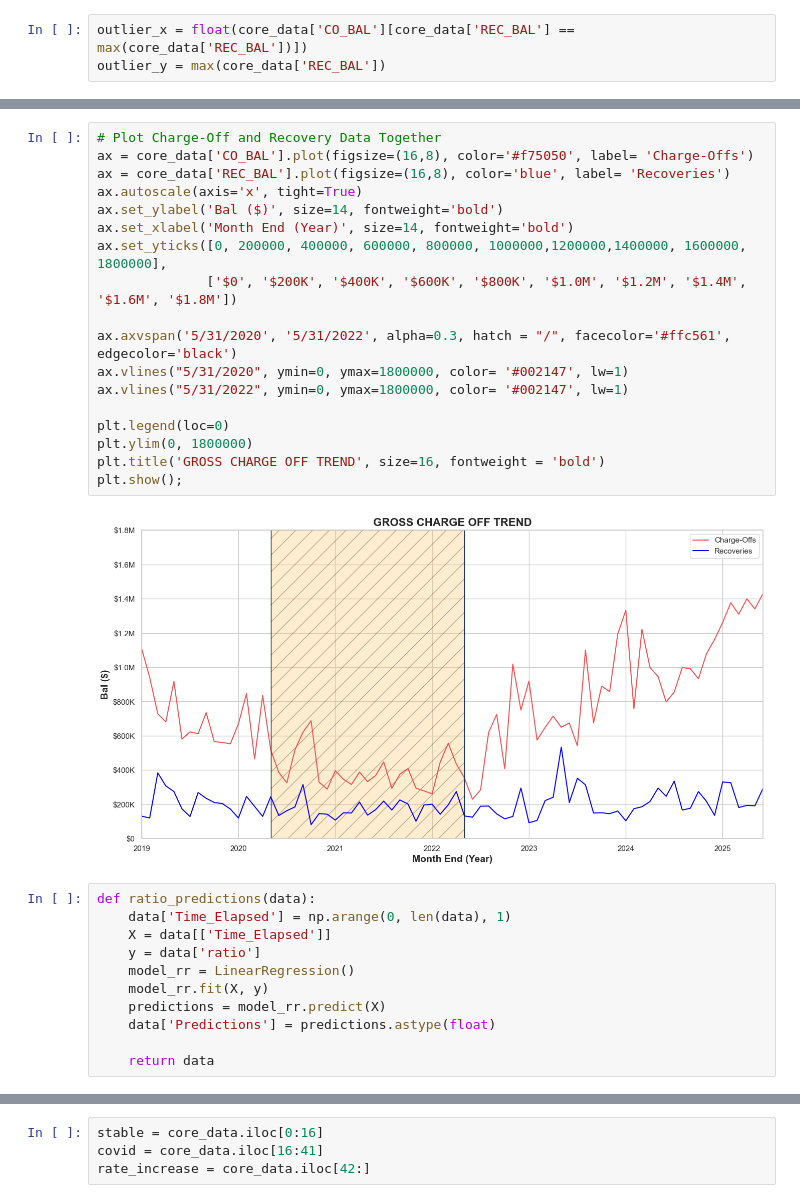
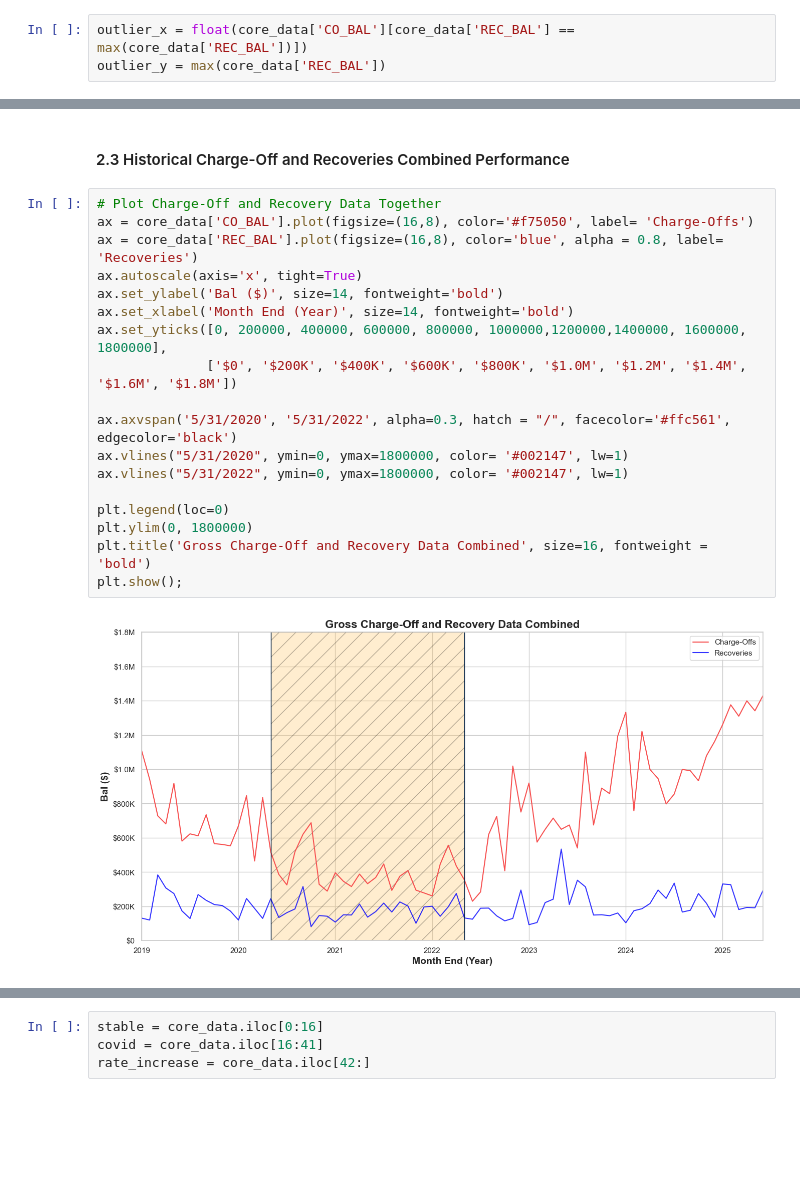
Before and after one commit to imoore99/TIME_SERIES_FORECASTING, a Jupyter notebook: TIME_SERIES_FORECASTING.ipynb, the cells around one changed output, grey strips where cells are left out. Cells and saved outputs as stored; diff of their text form; blank space fills up the shorter version.

```diff
--- a/TIME_SERIES_FORECASTING.ipynb
+++ b/TIME_SERIES_FORECASTING.ipynb
@@ -429,31 +570,22 @@ plt.show();
+# %% [markdown]
+#### 2.3 Historical Charge-Off and Recoveries Combined Performance
 # %%
 # Plot Charge-Off and Recovery Data Together
 ax = core_data['CO_BAL'].plot(figsize=(16,8), color='#f75050', label= 'Charge-Offs')
-ax = core_data['REC_BAL'].plot(figsize=(16,8), color='blue', label= 'Recoveries')
+ax = core_data['REC_BAL'].plot(figsize=(16,8), color='blue', alpha = 0.8, label= 'Recoveries')
 ax.autoscale(axis='x', tight=True)
 ax.set_ylabel('Bal ($)', size=14, fontweight='bold')
 ax.set_xlabel('Month End (Year)', size=14, fontweight='bold')
 ax.set_yticks([0, 200000, 400000, 600000, 800000, 1000000,1200000,1400000, 1600000, 1800000],
               ['$0', '$200K', '$400K', '$600K', '$800K', '$1.0M', '$1.2M', '$1.4M', '$1.6M', '$1.8M'])
 
 ax.axvspan('5/31/2020', '5/31/2022', alpha=0.3, hatch = "/", facecolor='#ffc561', edgecolor='black')
 ax.vlines("5/31/2020", ymin=0, ymax=1800000, color= '#002147', lw=1)
 ax.vlines("5/31/2022", ymin=0, ymax=1800000, color= '#002147', lw=1)
 
 plt.legend(loc=0)
 plt.ylim(0, 1800000)
-plt.title('GROSS CHARGE OFF TREND', size=16, fontweight = 'bold')
+plt.title('Gross Charge-Off and Recovery Data Combined', size=16, fontweight = 'bold')
 plt.show();
 # %% [output]
-[figure, old version]
+[figure, new version]
-# %%
-def ratio_predictions(data):
-    data['Time_Elapsed'] = np.arange(0, len(data), 1)
-    X = data[['Time_Elapsed']]
-    y = data['ratio']
-    model_rr = LinearRegression()
-    model_rr.fit(X, y)
-    predictions = model_rr.predict(X)
-    data['Predictions'] = predictions.astype(float)
-
-    return data
```
Also changed, not shown: parts of 151 cells of this notebook, 8 other files.
